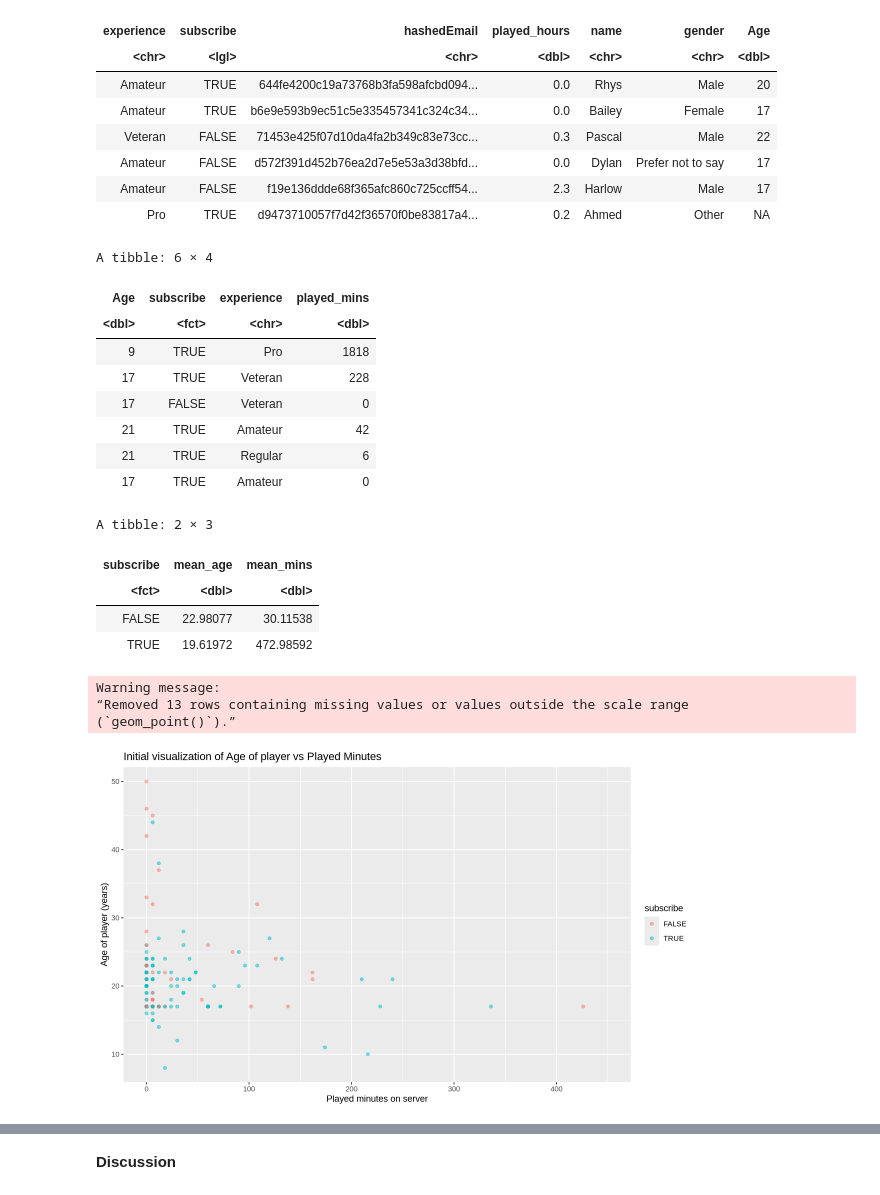
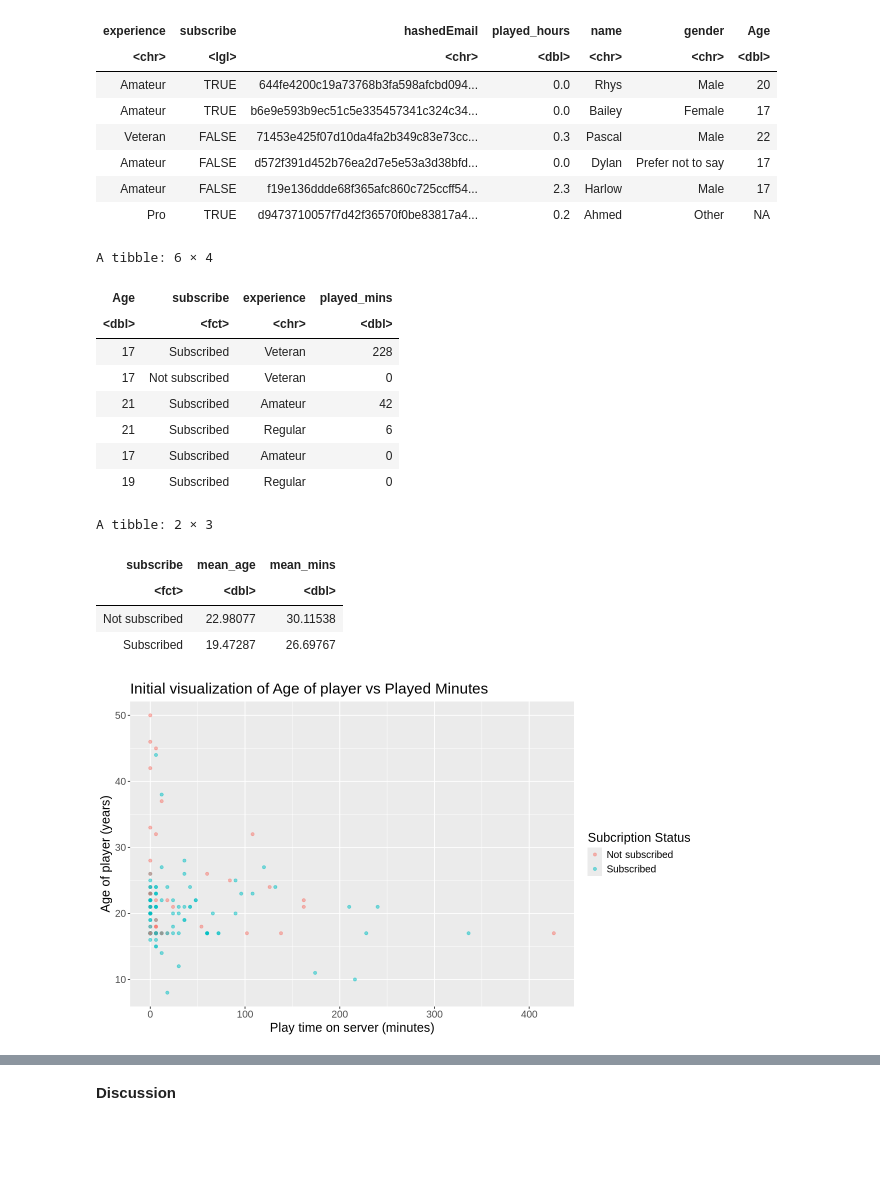
Before and after one commit to kaede53/dsci-100-final-report, a Jupyter notebook: OfficialReport.ipynb, the cells around one changed output, grey strips where cells are left out. Cells and saved outputs as stored; diff of their text form; code cells hidden in the pictures; blank space fills up the shorter version.

```diff
--- a/OfficialReport.ipynb
+++ b/OfficialReport.ipynb
@@ -104,13 +87,15 @@ A tibble: 6 × 7
 | Amateur | FALSE | f19e136ddde68f365afc860c725ccff54... | 2.3 | Harlow | Male | 17 |
 | Pro | TRUE | d9473710057f7d42f36570f0be83817a4... | 0.2 | Ahmed | Other | NA |
 # %%
-# Cleaning the data
+# Cleaning & Wrangling the data
 players_tidy <- players |>
                 filter(Age != 'NA') |>
                 select(Age, subscribe, played_hours, experience, subscribe)
 players_scale_time <- players_tidy |>
                 mutate(played_mins = played_hours * 60) |>
                 mutate(subscribe = as_factor(subscribe))  |>
+                mutate(subscribe = fct_recode(subscribe, "Subscribed" = "TRUE", "Not subscribed" = "FALSE")) |>
+                filter(played_mins < 451) |>
                 select(-played_hours)
 
 head(players_scale_time)
@@ -118,15 +103,14 @@ head(players_scale_time)
 A tibble: 6 × 4
 | Age | subscribe | experience | played_mins |
 | <dbl> | <fct> | <chr> | <dbl> |
-| 9 | TRUE | Pro | 1818 |
-| 17 | TRUE | Veteran | 228 |
-| 17 | FALSE | Veteran | 0 |
-| 21 | TRUE | Amateur | 42 |
-| 21 | TRUE | Regular | 6 |
-| 17 | TRUE | Amateur | 0 |
+| 17 | Subscribed | Veteran | 228 |
+| 17 | Not subscribed | Veteran | 0 |
+| 21 | Subscribed | Amateur | 42 |
+| 21 | Subscribed | Regular | 6 |
+| 17 | Subscribed | Amateur | 0 |
+| 19 | Subscribed | Regular | 0 |
 # %%
 # Data summary
-
 players_summary <- players_scale_time |>
                    group_by(subscribe) |>
                     summarize(mean_age = mean(Age),
@@ -136,24 +120,22 @@ players_summary
 A tibble: 2 × 3
 | subscribe | mean_age | mean_mins |
 | <fct> | <dbl> | <dbl> |
-| FALSE | 22.98077 | 30.11538 |
-| TRUE | 19.61972 | 472.98592 |
+| Not subscribed | 22.98077 | 30.11538 |
+| Subscribed | 19.47287 | 26.69767 |
 # %%
 # Visulization of data set pre-knn
 options(repr.plot.width = 10, repr.plot.height = 6)
-players_graph_1 <- players_scale_time |>
+intitial_players_plot <- players_scale_time |>
                    ggplot(aes(x = played_mins, y = Age, color = subscribe)) +
                    geom_point(alpha = 0.5) +
-                   xlab("Played minutes on server") +
+                   xlab("Play time on server (minutes)") +
                    ylab("Age of player (years)") +
-                   xlim(c(0, 450)) +
-                   ggtitle("Initial visualization of Age of player vs Played Minutes")
-players_graph_1
+                   labs(color = "Subcription Status") +
+                   ggtitle("Initial visualization of Age of player vs Played Minutes") +
+                   theme(text = element_text(size = 15))
+intitial_players_plot
 # %% [output]
-Warning message:
-“Removed 13 rows containing missing values or values outside the scale range
-(`geom_point()`).”
-[figure, old version]
+[figure, new version]
 # %%
 # Splitting Dataset
 players_split <- initial_split(players_scale_time, prop = 0.75, strata = subscribe)
```
Also changed, not shown: parts of 6 cells of this notebook.
